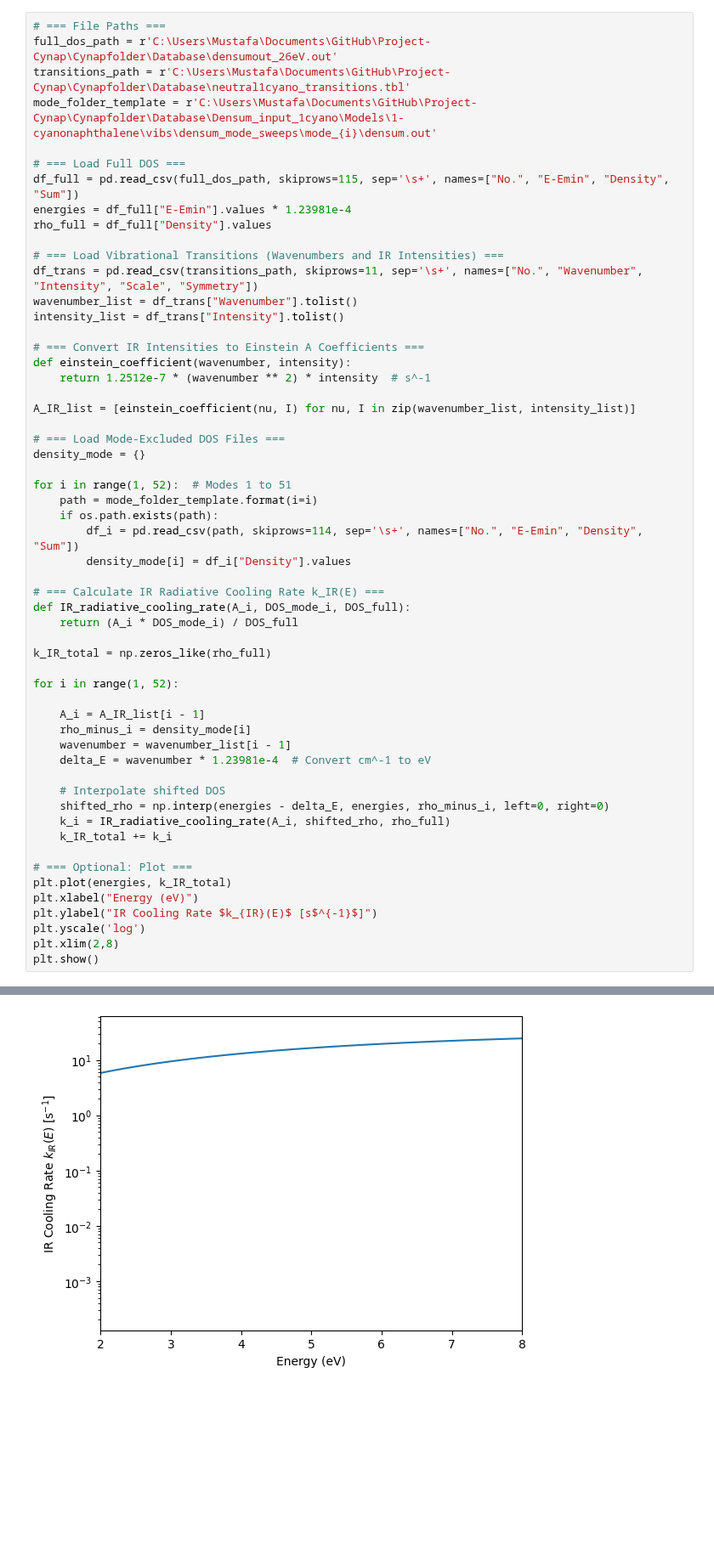
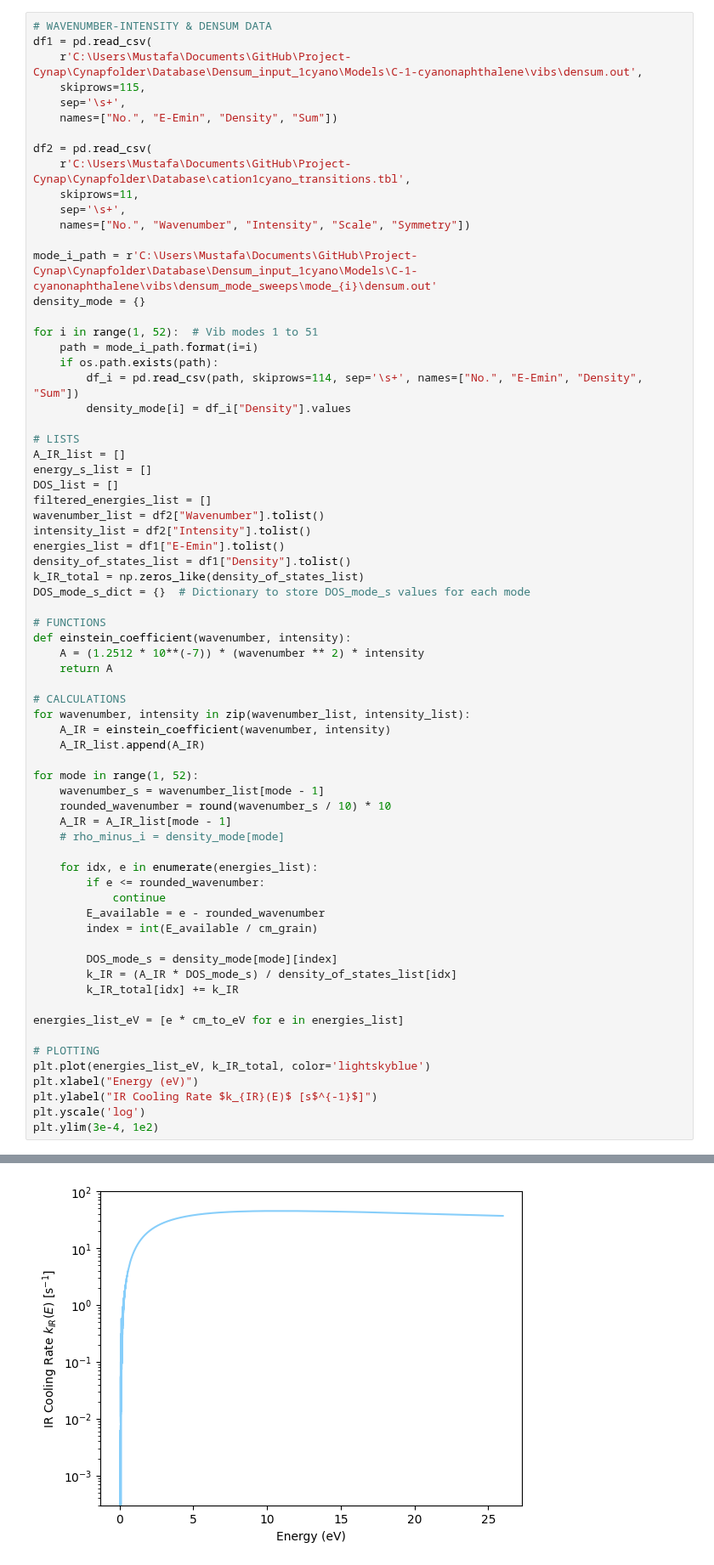
Before and after one commit to mustafa9812/Project-Cynap, a Jupyter notebook: Cynapfolder/calculations.ipynb, the cells around one changed output, grey strips where cells are left out. Shown at 85% size. Drawn from its saved outputs; the diff is of its cells as text; blank space fills up the shorter version.

Commit message:
Update of IR cooling rate calculations

```diff
--- a/Cynapfolder/calculations.ipynb
+++ b/Cynapfolder/calculations.ipynb
@@ -515,57 +511,70 @@ DOS_mode_s values for mode 1: [np.float64(0.0), np.float64(0.0), np.float64(0.0)
 # %%
-# === File Paths ===
-full_dos_path = r'C:\Users\Mustafa\Documents\GitHub\Project-Cynap\Cynapfolder\Database\densumout_26eV.out'
-transitions_path = r'C:\Users\Mustafa\Documents\GitHub\Project-Cynap\Cynapfolder\Database\neutral1cyano_transitions.tbl'
-mode_folder_template = r'C:\Users\Mustafa\Documents\GitHub\Project-Cynap\Cynapfolder\Database\Densum_input_1cyano\Models\1-cyanonaphthalene\vibs\densum_mode_sweeps\mode_{i}\densum.out'
+# WAVENUMBER-INTENSITY & DENSUM DATA
+df1 = pd.read_csv(
+    r'C:\Users\Mustafa\Documents\GitHub\Project-Cynap\Cynapfolder\Database\Densum_input_1cyano\Models\C-1-cyanonaphthalene\vibs\densum.out',
+    skiprows=115,
+    sep='\s+',
+    names=["No.", "E-Emin", "Density", "Sum"])
 
-# === Load Full DOS ===
-df_full = pd.read_csv(full_dos_path, skiprows=115, sep='\s+', names=["No.", "E-Emin", "Density", "Sum"])
-energies = df_full["E-Emin"].values * 1.23981e-4
-rho_full = df_full["Density"].values
+df2 = pd.read_csv(
+    r'C:\Users\Mustafa\Documents\GitHub\Project-Cynap\Cynapfolder\Database\cation1cyano_transitions.tbl',
+    skiprows=11,
+    sep='\s+',
+    names=["No.", "Wavenumber", "Intensity", "Scale", "Symmetry"])
 
-# === Load Vibrational Transitions (Wavenumbers and IR Intensities) ===
-df_trans = pd.read_csv(transitions_path, skiprows=11, sep='\s+', names=["No.", "Wavenumber", "Intensity", "Scale", "Symmetry"])
-wavenumber_list = df_trans["Wavenumber"].tolist()
-intensity_list = df_trans["Intensity"].tolist()
-
-# === Convert IR Intensities to Einstein A Coefficients ===
-def einstein_coefficient(wavenumber, intensity):
-    return 1.2512e-7 * (wavenumber ** 2) * intensity  # s^-1
-
-A_IR_list = [einstein_coefficient(nu, I) for nu, I in zip(wavenumber_list, intensity_list)]
-
-# === Load Mode-Excluded DOS Files ===
+mode_i_path = r'C:\Users\Mustafa\Documents\GitHub\Project-Cynap\Cynapfolder\Database\Densum_input_1cyano\Models\C-1-cyanonaphthalene\vibs\densum_mode_sweeps\mode_{i}\densum.out'
 density_mode = {}
 
-for i in range(1, 52):  # Modes 1 to 51
-    path = mode_folder_template.format(i=i)
+for i in range(1, 52):  # Vib modes 1 to 51
+    path = mode_i_path.format(i=i)
     if os.path.exists(path):
         df_i = pd.read_csv(path, skiprows=114, sep='\s+', names=["No.", "E-Emin", "Density", "Sum"])
         density_mode[i] = df_i["Density"].values
 
-# === Calculate IR Radiative Cooling Rate k_IR(E) ===
-def IR_radiative_cooling_rate(A_i, DOS_mode_i, DOS_full):
-    return (A_i * DOS_mode_i) / DOS_full
+# LISTS
+A_IR_list = []
+energy_s_list = []
+DOS_list = []
+filtered_energies_list = []
+wavenumber_list = df2["Wavenumber"].tolist()
+intensity_list = df2["Intensity"].tolist()
+energies_list = df1["E-Emin"].tolist()
+density_of_states_list = df1["Density"].tolist()
+k_IR_total = np.zeros_like(density_of_states_list)
+DOS_mode_s_dict = {}  # Dictionary to store DOS_mode_s values for each mode
 
-k_IR_total = np.zeros_like(rho_full)
+# FUNCTIONS
+def einstein_coefficient(wavenumber, intensity):
+    A = (1.2512 * 10**(-7)) * (wavenumber ** 2) * intensity
+    return A
 
-for i in range(1, 52):
+# CALCULATIONS
+for wavenumber, intensity in zip(wavenumber_list, intensity_list):
+    A_IR = einstein_coefficient(wavenumber, intensity)
+    A_IR_list.append(A_IR)
 
-    A_i = A_IR_list[i - 1]
-    rho_minus_i = density_mode[i]
-    wavenumber = wavenumber_list[i - 1]
-    delta_E = wavenumber * 1.23981e-4  # Convert cm^-1 to eV
+for mode in range(1, 52):
+    wavenumber_s = wavenumber_list[mode - 1]
+    rounded_wavenumber = round(wavenumber_s / 10) * 10
+    A_IR = A_IR_list[mode - 1]
+    # rho_minus_i = density_mode[mode]
 
-    # Interpolate shifted DOS
-    shifted_rho = np.interp(energies - delta_E, energies, rho_minus_i, left=0, right=0)
-    k_i = IR_radiative_cooling_rate(A_i, shifted_rho, rho_full)
-    k_IR_total += k_i
+    for idx, e in enumerate(energies_list):
+        if e <= rounded_wavenumber:
+            continue
+        E_available = e - rounded_wavenumber
+        index = int(E_available / cm_grain)
 
-# === Optional: Plot ===
-plt.plot(energies, k_IR_total)
+        DOS_mode_s = density_mode[mode][index]
+        k_IR = (A_IR * DOS_mode_s) / density_of_states_list[idx]
+        k_IR_total[idx] += k_IR
+
+energies_list_eV = [e * cm_to_eV for e in energies_list]
+
+# PLOTTING
+plt.plot(energies_list_eV, k_IR_total, color='lightskyblue')
 plt.xlabel("Energy (eV)")
 plt.ylabel("IR Cooling Rate $k_{IR}(E)$ [s$^{-1}$]")
 plt.yscale('log')
-plt.xlim(2,8)
-plt.show()
+plt.ylim(3e-4, 1e2)
 # %% [output]
@@ -572 +582 @@ plt.show()
-[figure, old version]
+[figure, new version]
```
Also changed, not shown: parts of 6 cells of this notebook.
